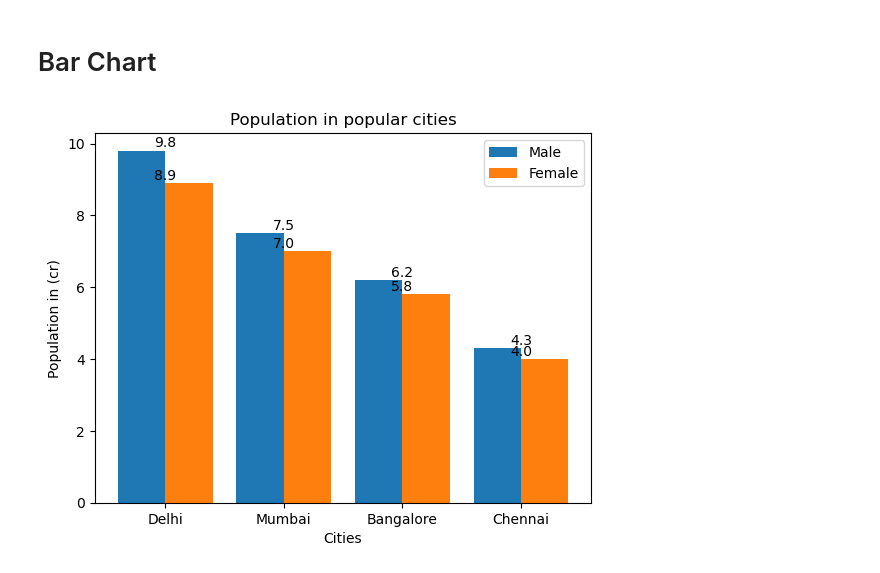
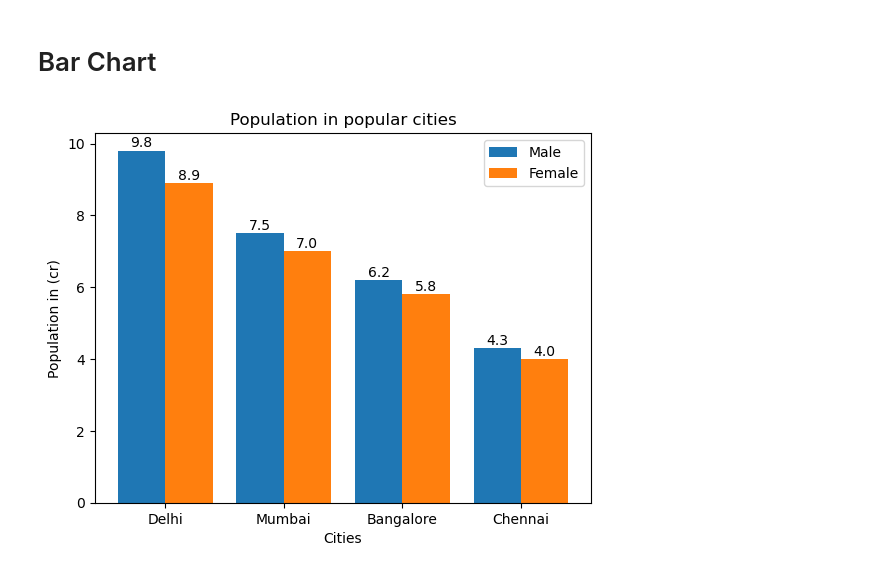
Before and after one commit to Sauravkumarv/Algorith_Jupyter_AIML, a Jupyter notebook: MATPLOTLIB/bar_chart.ipynb, the cells around one changed output. Cells and saved outputs as stored; diff of their text form; code cells hidden in the pictures.

```diff
--- a/MATPLOTLIB/bar_chart.ipynb
+++ b/MATPLOTLIB/bar_chart.ipynb
@@ -3,33 +3,33 @@
 # %%
 import matplotlib.pyplot as plt
 import numpy as np
 cities = ["Delhi", "Mumbai", "Bangalore", "Chennai"]
 
 male_population   = [9.8, 7.5, 6.2, 4.3]
 female_population = [8.9, 7.0, 5.8, 4.0]
 x=np.arange(len(cities))
 
 width=0.4
 plt.bar(x-width/2,male_population,width, label="Male")
 plt.bar(x+width/2,female_population,width, label="Female")
 plt.title("Population in popular cities")
 plt.xlabel("Cities")
 plt.ylabel("Population in (cr)")
 plt.legend()
 plt.xticks(x,cities)
 
 for m in range(len(male_population)):
     plt.text(
-        x[m],
+        x[m]- width/2,
         male_population[m]+0.1,
         male_population[m],
         ha='center',
             )
     plt.text(
-        x[m],
+        x[m]+ width/2,
         female_population[m]+0.1,
         female_population[m],
         ha='center',
             )
 # %% [output]
-[figure, old version]
+[figure, new version]
```
Also changed, not shown: parts of 2 cells of this notebook, 1 other file.
